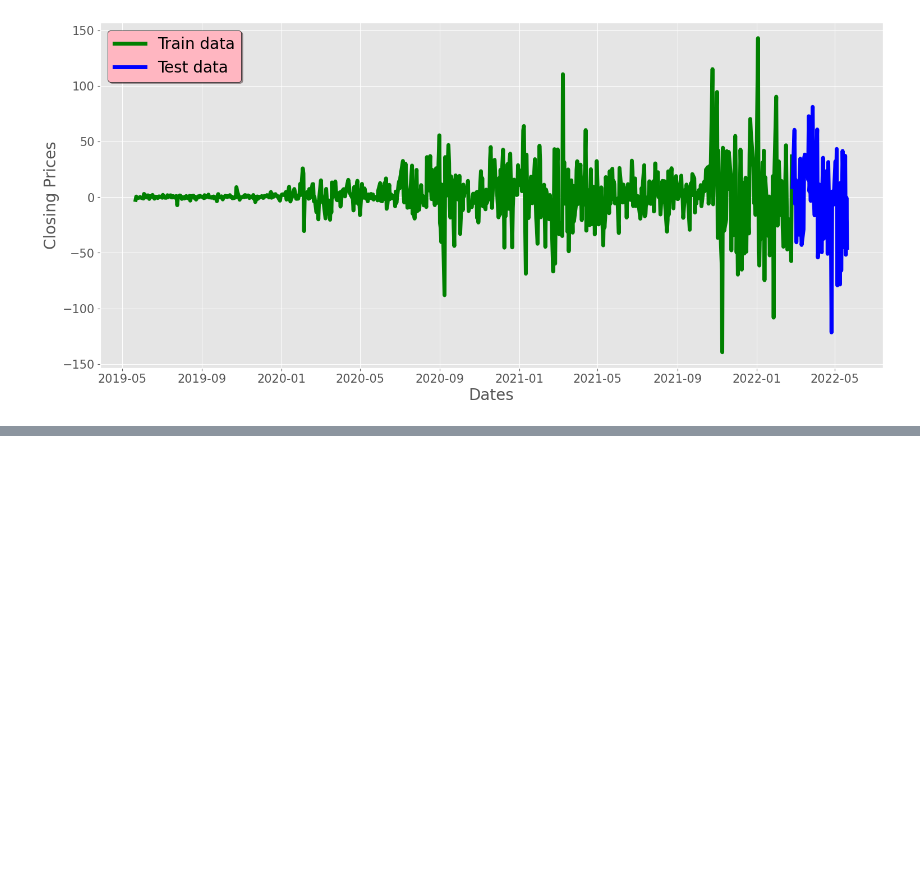
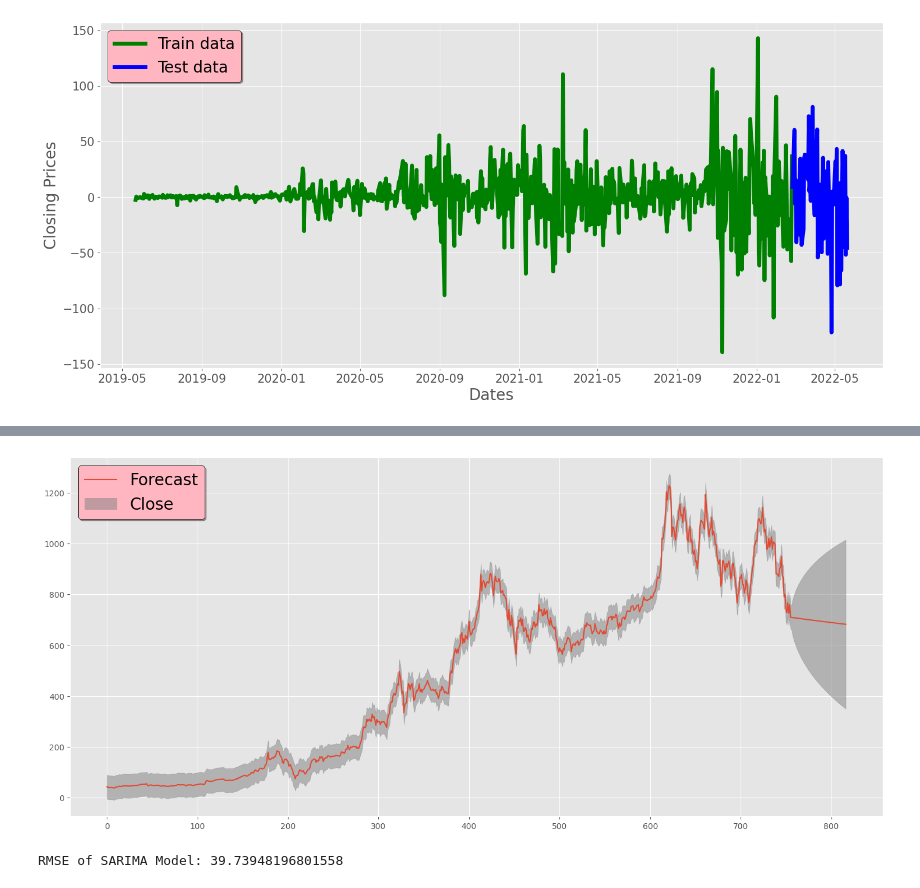
Before and after one commit to tejas05in/pwskills-Data_Science_Masters, a Jupyter notebook: Time_Series/Time_Series_EDA_&_Model_building.ipynb, the cells around one changed output, grey strips where cells are left out. Cells and saved outputs as stored; diff of their text form; code cells hidden in the pictures; blank space fills up the shorter version.

```diff
--- a/Time_Series/Time_Series_EDA_&_Model_building.ipynb
+++ b/Time_Series/Time_Series_EDA_&_Model_building.ipynb
@@ -381,0 +610,26 @@ plt.legend(fontsize = 20 , shadow = True , facecolor = 'lightpink' , edgecolor =
+# %%
+from statsmodels.graphics.tsaplots import plot_predict
+fig= plt.figure(figsize=(18,8))
+ax1 = fig.add_subplot(111)
+plot_predict(result=model ,start=1 , end=len(df_close)+60, ax=ax1)
+plt.legend(['Forecast','Close',r'95% confidence interval'],fontsize=20, shadow=True,facecolor='lightpink',edgecolor='k')
+plt.show()
+# %% [output]
+[figure, added]
+# %%
+# evaluate parameters
+import warnings
+import statsmodels.api as sm
+warnings.filterwarnings('ignore')
+history = [x for x in train_data]
+predictions = list()
+conf_list = list()
+for t in range(len(test_data)):
+    model = sm.tsa.statespace.SARIMAX(history, order = (0,1,0), seasonal_order = (1,1,1,3))
+    model_fit = model.fit()
+    fc = model_fit.forecast()
+    predictions.append(fc)
+    history.append(test_data[t])
+print('RMSE of SARIMA Model:', np.sqrt(mean_squared_error(test_data, predictions)))
+# %% [output]
+RMSE of SARIMA Model: 39.73948196801558
```
Also changed, not shown: parts of 25 cells of this notebook, 2 other files.
